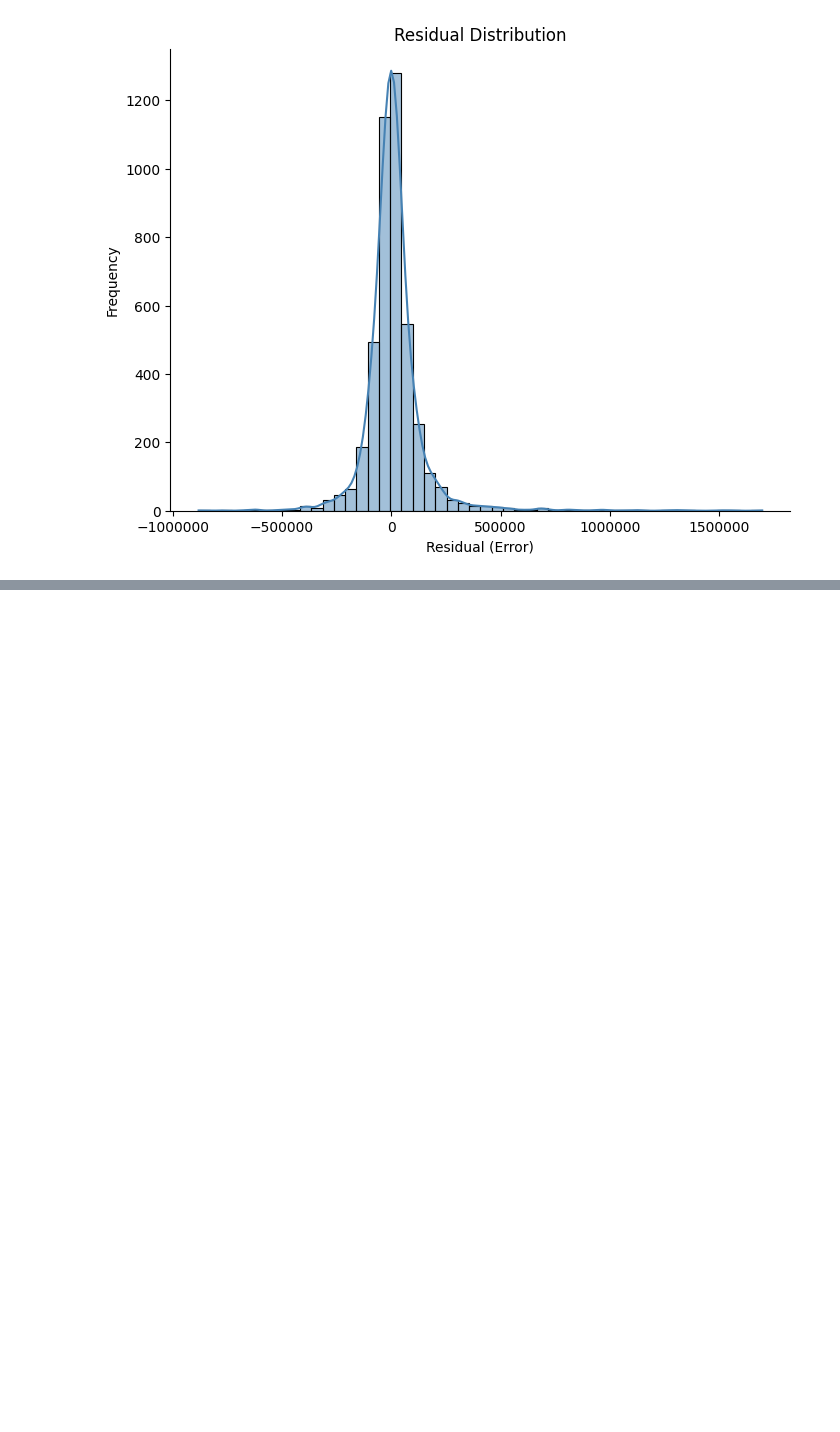
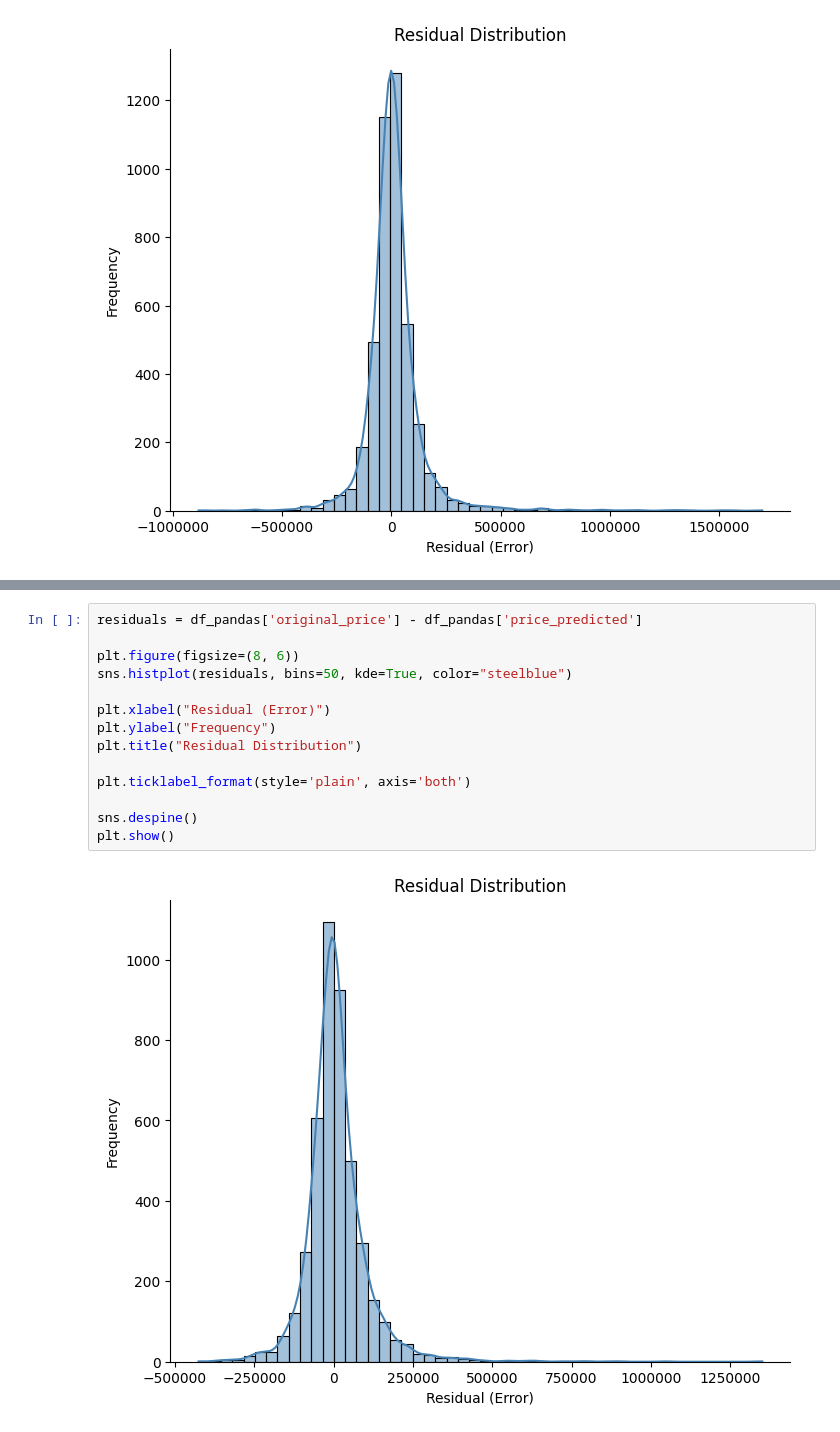
Before and after one commit to caleb10miller/HousingPriceRegression, a Jupyter notebook: Modeling/XGBoost/XGBoost.ipynb, the cells around one changed output, grey strips where cells are left out. Saved outputs shown, nothing was run; the diff lists cells and outputs as text; blank space fills up the shorter version.

```diff
--- a/Modeling/XGBoost/XGBoost.ipynb
+++ b/Modeling/XGBoost/XGBoost.ipynb
@@ -475,0 +561,16 @@ plt.show()
+# %%
+residuals = df_pandas['original_price'] - df_pandas['price_predicted']
+
+plt.figure(figsize=(8, 6))
+sns.histplot(residuals, bins=50, kde=True, color="steelblue")
+
+plt.xlabel("Residual (Error)")
+plt.ylabel("Frequency")
+plt.title("Residual Distribution")
+
+plt.ticklabel_format(style='plain', axis='both')
+
+sns.despine()
+plt.show()
+# %% [output]
+[figure, added]
```
Also changed, not shown: parts of 10 cells of this notebook.
